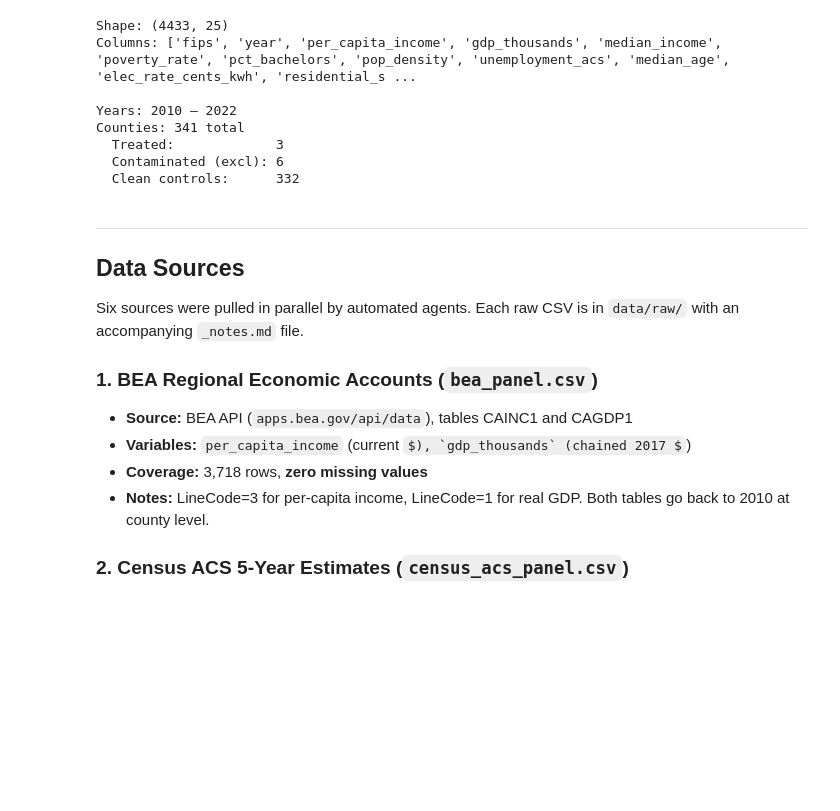
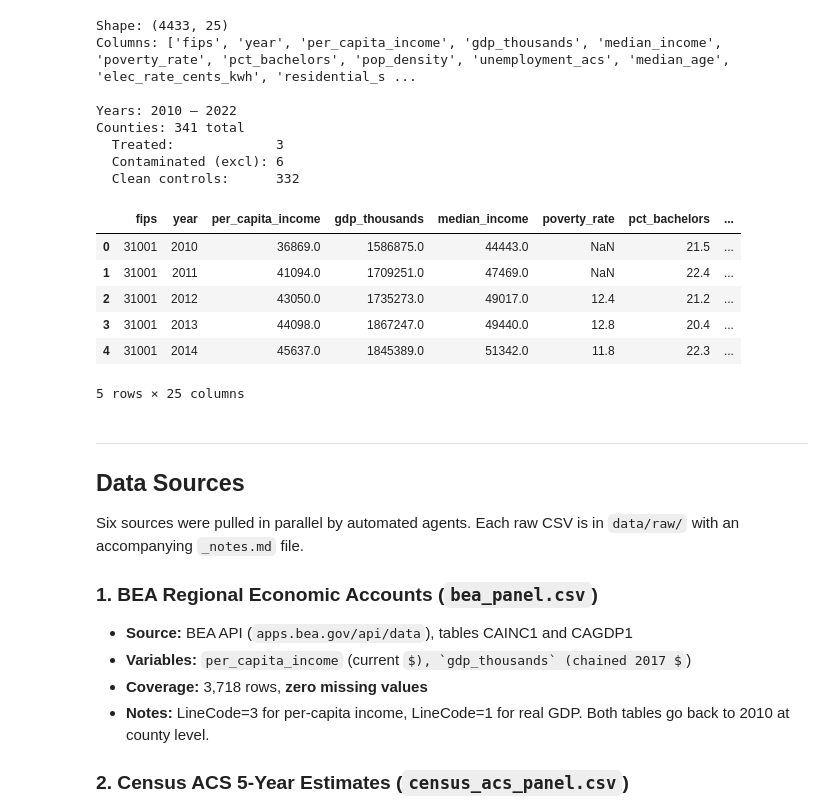
Before and after one commit to N3il-kb/cogs-109, a Jupyter notebook: data_overview.ipynb, the cells around one changed output. Saved outputs shown, nothing was run; the diff lists cells and outputs as text; code cells hidden in the pictures; some formulas as TeX source; blank space fills up the shorter version.

```diff
--- a/data_overview.ipynb
+++ b/data_overview.ipynb
@@ -48,6 +48,16 @@ Counties: 341 total
   Treated:             3
   Contaminated (excl): 6
   Clean controls:      332
+# %%
+df.head()
+# %% [output]
+|  | fips | year | per_capita_income | gdp_thousands | median_income | poverty_rate | pct_bachelors | ... |
+| 0 | 31001 | 2010 | 36869.0 | 1586875.0 | 44443.0 | NaN | 21.5 | ... |
+| 1 | 31001 | 2011 | 41094.0 | 1709251.0 | 47469.0 | NaN | 22.4 | ... |
+| 2 | 31001 | 2012 | 43050.0 | 1735273.0 | 49017.0 | 12.4 | 21.2 | ... |
+| 3 | 31001 | 2013 | 44098.0 | 1867247.0 | 49440.0 | 12.8 | 20.4 | ... |
+| 4 | 31001 | 2014 | 45637.0 | 1845389.0 | 51342.0 | 11.8 | 22.3 | ... |
+5 rows × 25 columns
 # %% [markdown]
 ---
 ## Data Sources
```
Also changed, not shown: 1 other file.
